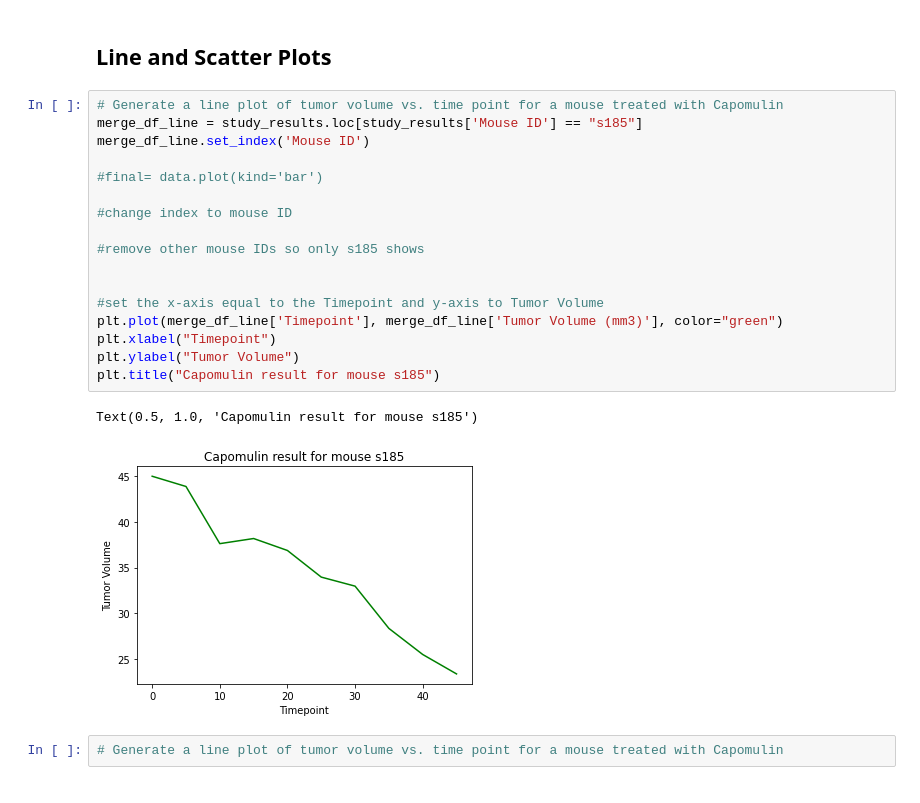
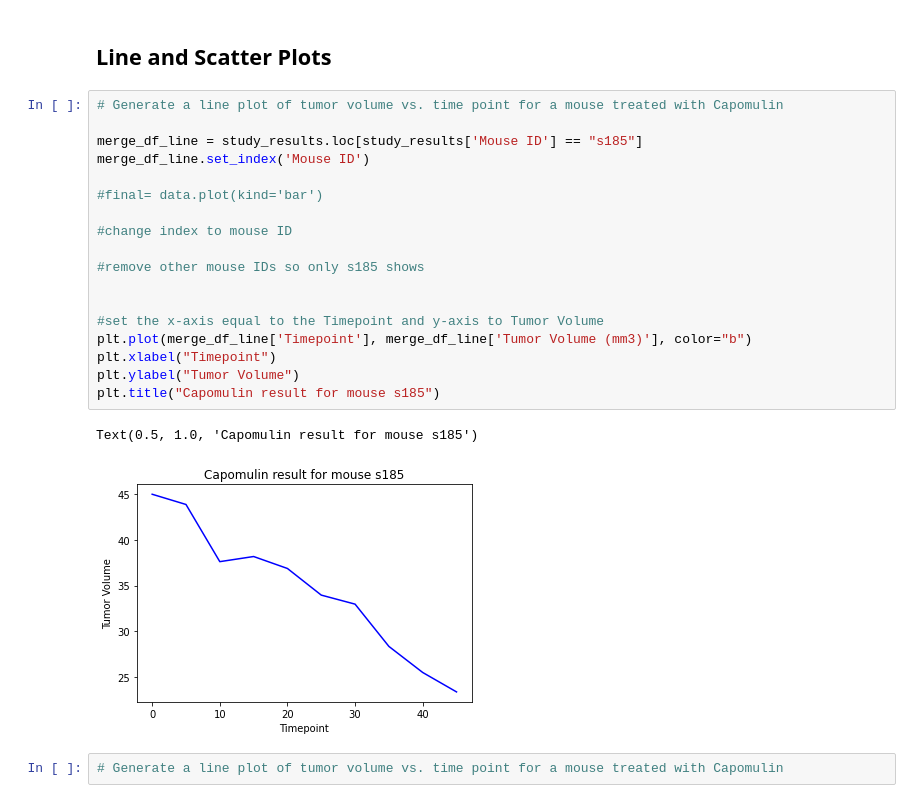
Before and after one commit to Kinjalmaru/Matplotlib-Chalenge, a Jupyter notebook: pymaceuticals_starter.ipynb, the cells around one changed output. Drawn from its saved outputs; the diff is of its cells as text.

```diff
--- a/pymaceuticals_starter.ipynb
+++ b/pymaceuticals_starter.ipynb
@@ -372,24 +365,25 @@ plt.show()
 ## Line and Scatter Plots
 # %%
 # Generate a line plot of tumor volume vs. time point for a mouse treated with Capomulin
+
 merge_df_line = study_results.loc[study_results['Mouse ID'] == "s185"]
 merge_df_line.set_index('Mouse ID')
 
 #final= data.plot(kind='bar')
 
 #change index to mouse ID
 
 #remove other mouse IDs so only s185 shows
 
 
 #set the x-axis equal to the Timepoint and y-axis to Tumor Volume
-plt.plot(merge_df_line['Timepoint'], merge_df_line['Tumor Volume (mm3)'], color="green")
+plt.plot(merge_df_line['Timepoint'], merge_df_line['Tumor Volume (mm3)'], color="b")
 plt.xlabel("Timepoint")
 plt.ylabel("Tumor Volume")
 plt.title("Capomulin result for mouse s185")
 # %% [output]
 Text(0.5, 1.0, 'Capomulin result for mouse s185')
-[figure, old version]
+[figure, new version]
 # %%
 # Generate a line plot of tumor volume vs. time point for a mouse treated with Capomulin
 # %%
```
Also changed, not shown: parts of 5 cells of this notebook.
